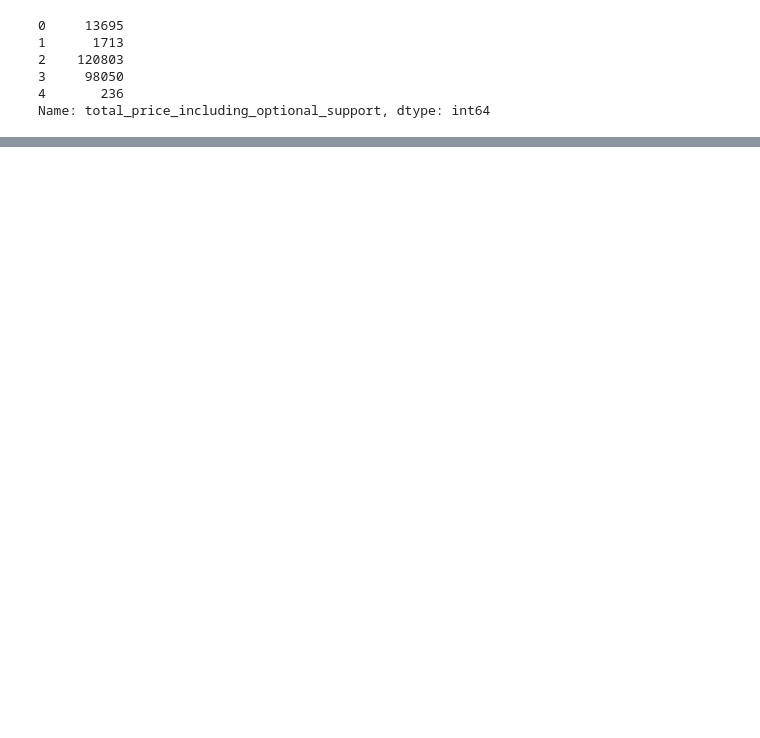
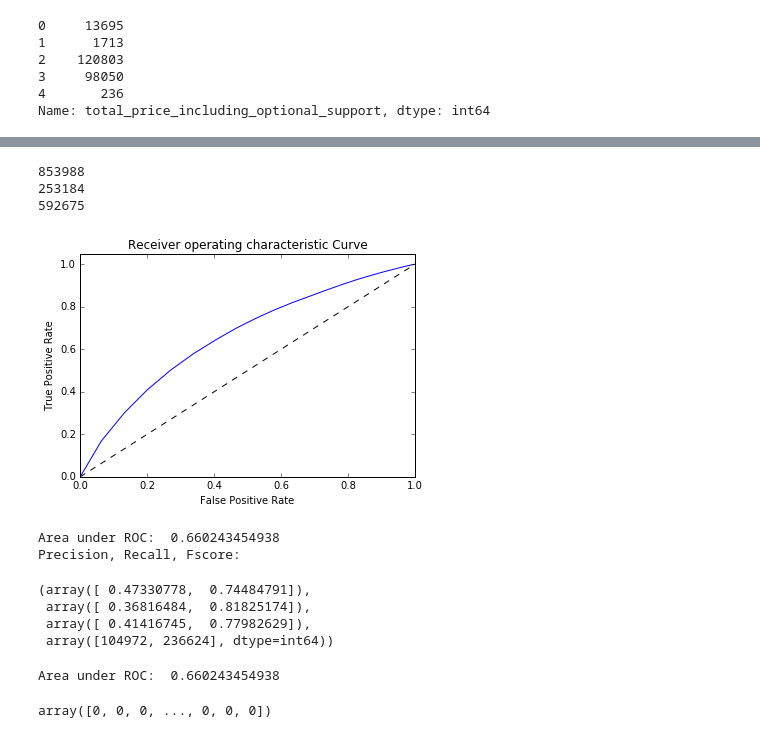
Before and after one commit to Naveed1842/data-science-intensive-2, a Jupyter notebook: Donor-Choose-Project/ModelExploration.ipynb, the cells around one changed output, grey strips where cells are left out. Saved outputs shown, nothing was run; the diff lists cells and outputs as text; code cells hidden in the pictures; blank space fills up the shorter version.

```diff
--- a/Donor-Choose-Project/ModelExploration.ipynb
+++ b/Donor-Choose-Project/ModelExploration.ipynb
@@ -296,0 +341,9 @@ print "% Project Success in test data:", np.mean(proj.funding_status[~mask])
+# %%
+from sklearn.ensemble import RandomForestClassifier
+clfForest = RandomForestClassifier()
+
+#parameters = {"n_estimators": range(1, 20)}
+parameters = {"n_estimators": range(1, 20)}
+clfForest, Xtrain, ytrain, Xtest, ytest = do_classify(clfForest, parameters,
+                                                       projects, c,'funding_status', 'completed', mask=mask,
+                                                       n_jobs = 4, score_func='f1')
@@ -296,0 +382,46 @@ print "% Project Success in test data:", np.mean(proj.funding_status[~mask])
+# %%
+print len(proj)
+print len(proj[proj.funding_status == 1])
+print len(proj[proj.funding_status == 0])
+# %% [output]
+853988
+253184
+592675
+# %%
+# Plot of a ROC curve for a specific class
+y_score = pd.DataFrame(clfForest.predict_proba(Xtest))[1]
+import sklearn.metrics as metric
+fpr,tpr,thresholds = metric.roc_curve(ytest,y_score)
+
+import matplotlib.pyplot as plt
+
+plt.figure()
+plt.plot(fpr, tpr)
+plt.plot([0, 1], [0, 1], 'k--')
+plt.xlim([0.0, 1.0])
+plt.ylim([0.0, 1.05])
+plt.xlabel('False Positive Rate')
+plt.ylabel('True Positive Rate')
+plt.title('Receiver operating characteristic Curve')
+plt.legend(loc="lower right")
+plt.show()
+
+print 'Area under ROC: ',metric.roc_auc_score(ytest,y_score)
+print 'Precision, Recall, Fscore:'
+metric.precision_recall_fscore_support(ytest,clfForest.predict(Xtest))
+# %% [output]
+[figure, added]
+Area under ROC:  0.660243454938
+Precision, Recall, Fscore:
+(array([ 0.47330778,  0.74484791]),
+ array([ 0.36816484,  0.81825174]),
+ array([ 0.41416745,  0.77982629]),
+ array([104972, 236624], dtype=int64))
+# %%
+print 'Area under ROC: ',metric.roc_auc_score(ytest,y_score,average ='macro')
+# %% [output]
+Area under ROC:  0.660243454938
+# %%
+ytest
+# %% [output]
+array([0, 0, 0, ..., 0, 0, 0])
```
Also changed, not shown: parts of 23 cells of this notebook.
